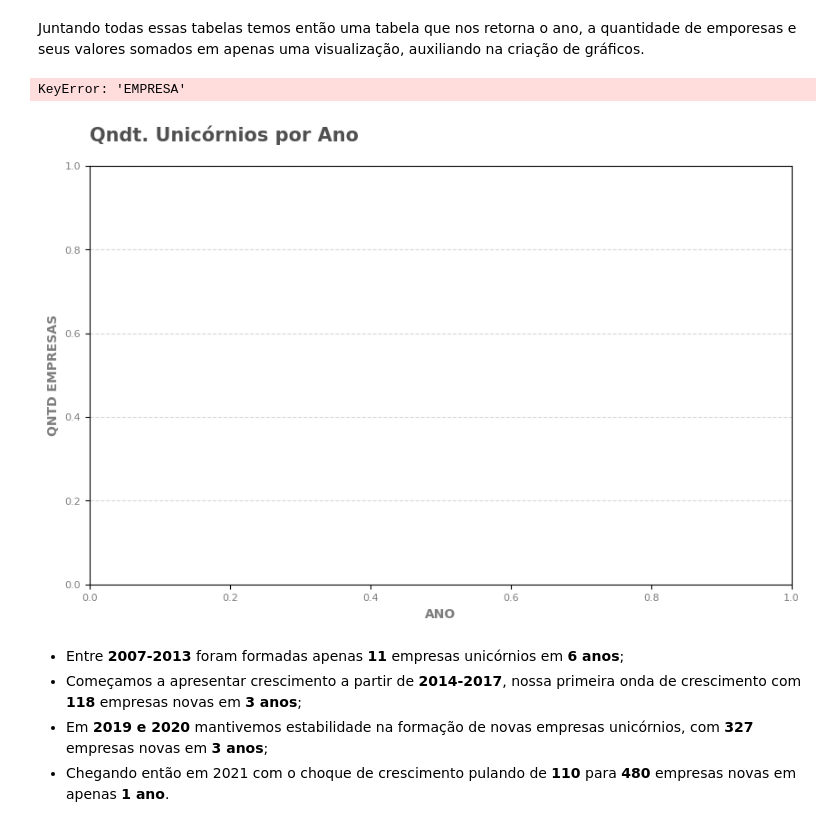
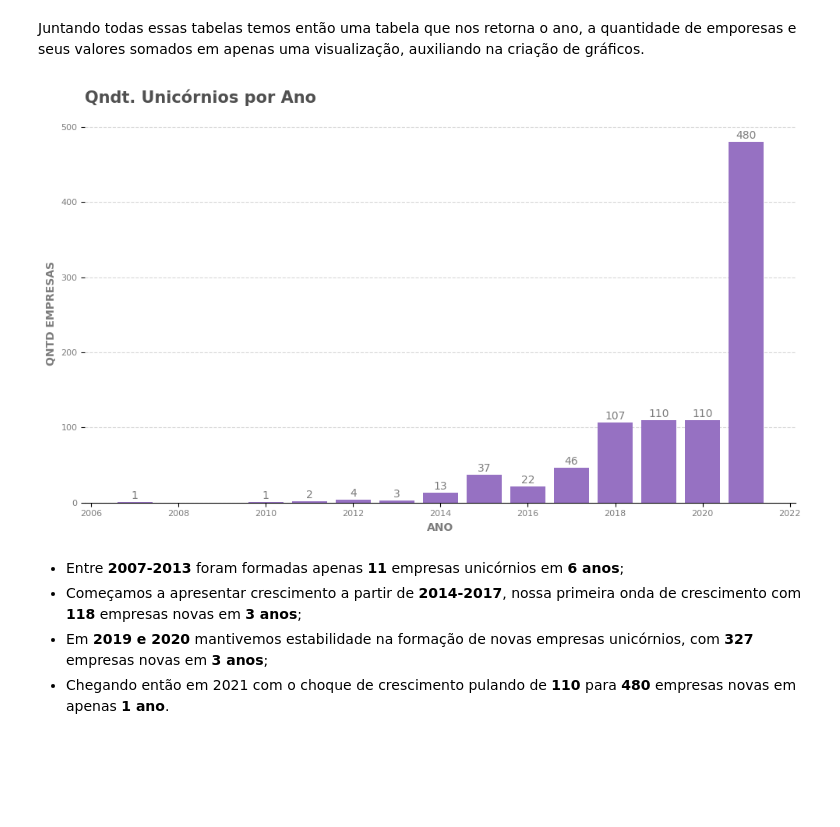
Before and after one commit to Marcos-Beck/Empresas_Unicornios, a Jupyter notebook: projeto_emp-unicornios.ipynb, the cells around one changed output. Saved outputs shown, nothing was run; the diff lists cells and outputs as text; code cells hidden in the pictures; blank space fills up the shorter version.

```diff
--- a/projeto_emp-unicornios.ipynb
+++ b/projeto_emp-unicornios.ipynb
@@ -1393,6 +1434,8 @@ tabela_ano
 # %% [markdown]
 Juntando todas essas tabelas temos então uma tabela que nos retorna o ano, a quantidade de emporesas e seus valores somados em apenas uma visualização, auxiliando na criação de gráficos.
 # %%
+# --- QNTD. UNICORNIOS POR ANO - BAR CHART ---
+
 # tamanho do grafico
 
 plt.figure(
@@ -1444,37 +1487,36 @@ plt.grid(
 
 # barras
 
 plt.bar(
     tabela_ano['ANO'],
-    tabela_ano['EMPRESA'],
+    tabela_ano['QNTD EMPRESAS'],
     color = "#9671C2",
     zorder = 2
     ); # ";" retira a mensagem de retorno
 
 # valores nas barras
 
-for ano, v in zip(tabela_ano['ANO'], tabela_ano['EMPRESA']):
+for ano, v in zip(tabela_ano['ANO'], tabela_ano['QNTD EMPRESAS']):
     plt.text(
         ano,
         v + 1,
         str(v),
         ha="center",
         va="bottom",
         color='#7C7C7C',
         fontsize=10
     )
 
 
 # bordas
 ax = plt.gca()
 ax.spines['top'].set_visible(False)
 ax.spines['left'].set_visible(False)
 ax.spines['right'].set_visible(False)
 
 plt.tight_layout()
 # %% [output]
-KeyError: 'EMPRESA'
-[figure, old version]
+[figure, new version]
 # %% [markdown]
 * Entre **2007-2013** foram formadas apenas **11** empresas unicórnios em **6 anos**;
 * Começamos a apresentar crescimento a partir de **2014-2017**, nossa primeira onda de crescimento com **118** empresas novas em **3 anos**;
```
Also changed, not shown: parts of 24 cells of this notebook.
